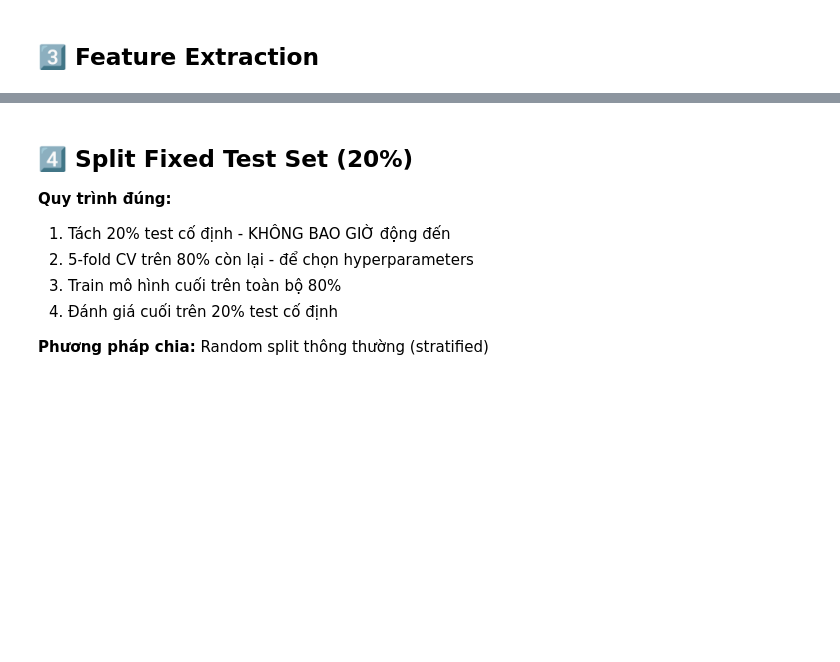
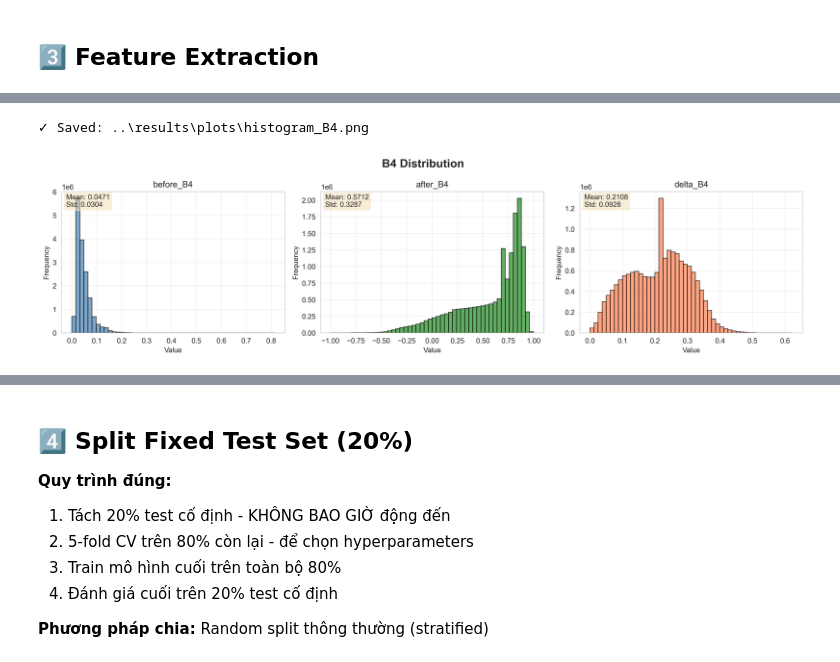
Before and after one commit to ninhhaidang/ForestMonitoring-CaMau, a Jupyter notebook: notebook/cnn_deforestation_detection.ipynb, the cells around one changed output, grey strips where cells are left out. Drawn from its saved outputs; the diff is of its cells as text; code cells hidden in the pictures; blank space fills up the shorter version.

Commit message:
histogram cho các features

```diff
--- a/notebook/cnn_deforestation_detection.ipynb
+++ b/notebook/cnn_deforestation_detection.ipynb
@@ -318,0 +246,80 @@ print(f"  - All 27 features: S2 bands, indices, S1 backscatter, SAR indices, tex
+# %%
+import matplotlib.pyplot as plt
+import numpy as np
+from pathlib import Path
+
+# Create output directory for plots
+output_plots_dir = Path('../results/plots')
+output_plots_dir.mkdir(parents=True, exist_ok=True)
+
+# Define feature names and their corresponding band indices in feature_stack
+feature_info = {
+    'B4': {'before_idx': 0, 'after_idx': 4, 'delta_idx': 8},    # Red
+    'B8': {'before_idx': 1, 'after_idx': 5, 'delta_idx': 9},    # NIR
+    'B11': {'before_idx': 2, 'after_idx': 6, 'delta_idx': 10},  # SWIR1
+    'B12': {'before_idx': 3, 'after_idx': 7, 'delta_idx': 11},  # SWIR2
+    'NDVI': {'before_idx': 12, 'after_idx': 13, 'delta_idx': 14},
+    'NBR': {'before_idx': 15, 'after_idx': 16, 'delta_idx': 17},
+    'NDMI': {'before_idx': 18, 'after_idx': 19, 'delta_idx': 20},
+    'VV': {'before_idx': 21, 'after_idx': 22, 'delta_idx': 23},
+    'VH': {'before_idx': 24, 'after_idx': 25, 'delta_idx': 26}
+}
+
+# Create histograms for each feature
+for feature_name, indices in feature_info.items():
+    fig, axes = plt.subplots(1, 3, figsize=(15, 4))
+    fig.suptitle(f'{feature_name} Distribution', fontsize=16, fontweight='bold')
+
+    # Extract data for before, after, and delta
+    before_data = feature_stack[indices['before_idx']][valid_mask].flatten()
+    after_data = feature_stack[indices['after_idx']][valid_mask].flatten()
+    delta_data = feature_stack[indices['delta_idx']][valid_mask].flatten()
+
+    # Remove NaN and Inf values
+    before_data = before_data[np.isfinite(before_data)]
+    after_data = after_data[np.isfinite(after_data)]
+    delta_data = delta_data[np.isfinite(delta_data)]
+
+    # Plot histograms
+    axes[0].hist(before_data, bins=50, color='steelblue', alpha=0.7, edgecolor='black')
+    axes[0].set_title(f'before_{feature_name}')
+    axes[0].set_xlabel('Value')
+    axes[0].set_ylabel('Frequency')
+    axes[0].grid(True, alpha=0.3)
+    axes[0].text(0.02, 0.98, f'Mean: {before_data.mean():.4f}\nStd: {before_data.std():.4f}',
+                 transform=axes[0].transAxes, verticalalignment='top',
+                 bbox=dict(boxstyle='round', facecolor='wheat', alpha=0.5))
+
+    axes[1].hist(after_data, bins=50, color='forestgreen', alpha=0.7, edgecolor='black')
+    axes[1].set_title(f'after_{feature_name}')
+    axes[1].set_xlabel('Value')
+    axes[1].set_ylabel('Frequency')
+    axes[1].grid(True, alpha=0.3)
+    axes[1].text(0.02, 0.98, f'Mean: {after_data.mean():.4f}\nStd: {after_data.std():.4f}',
+                 transform=axes[1].transAxes, verticalalignment='top',
+                 bbox=dict(boxstyle='round', facecolor='wheat', alpha=0.5))
+
+    axes[2].hist(delta_data, bins=50, color='coral', alpha=0.7, edgecolor='black')
+    axes[2].set_title(f'delta_{feature_name}')
+    axes[2].set_xlabel('Value')
+    axes[2].set_ylabel('Frequency')
+    axes[2].grid(True, alpha=0.3)
+    axes[2].text(0.02, 0.98, f'Mean: {delta_data.mean():.4f}\nStd: {delta_data.std():.4f}',
+                 transform=axes[2].transAxes, verticalalignment='top',
+                 bbox=dict(boxstyle='round', facecolor='wheat', alpha=0.5))
+
+    plt.tight_layout()
+
+    # Save figure
+    output_file = output_plots_dir / f'histogram_{feature_name}.png'
+    plt.savefig(output_file, dpi=300, bbox_inches='tight')
+    print(f"✓ Saved: {output_file}")
+
+    plt.show()
+    plt.close()
+
+print(f"\n✅ Histogram visualization completed!")
+print(f"📁 All histograms saved to: {output_plots_dir}")
+# %% [output]
+✓ Saved: ..\results\plots\histogram_B4.png
+[figure, added]
```
Also changed, not shown: parts of 21 cells of this notebook, 9 other files.
